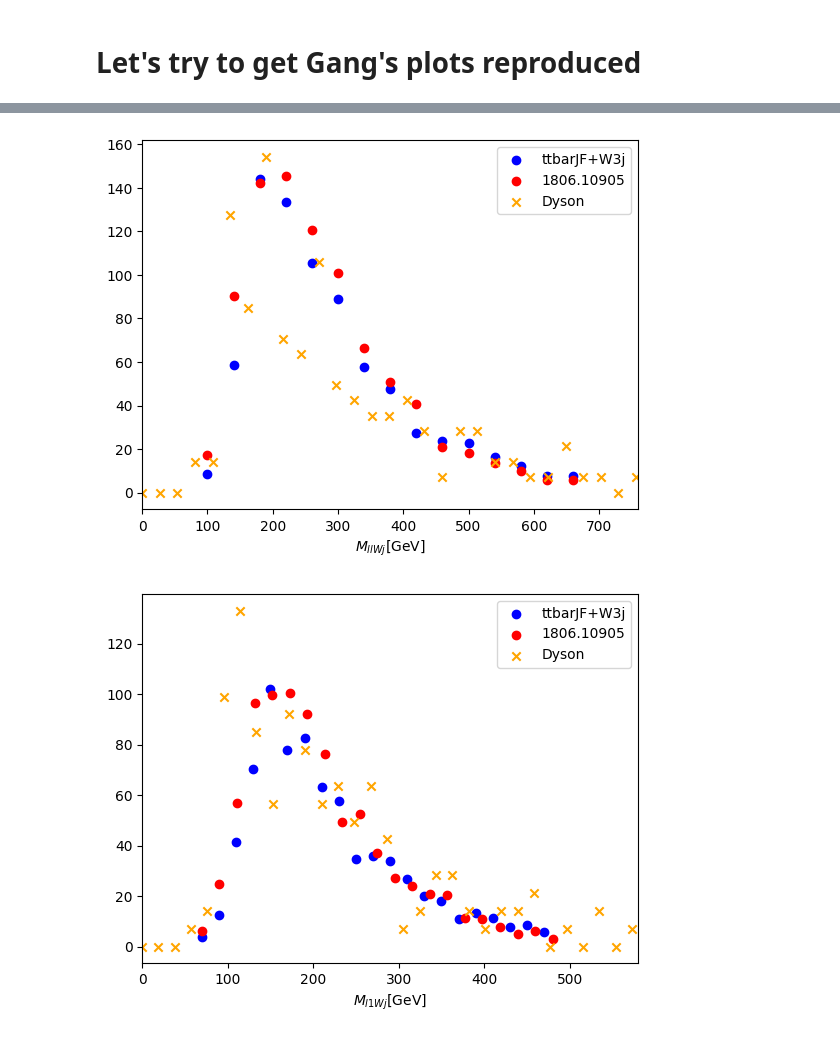
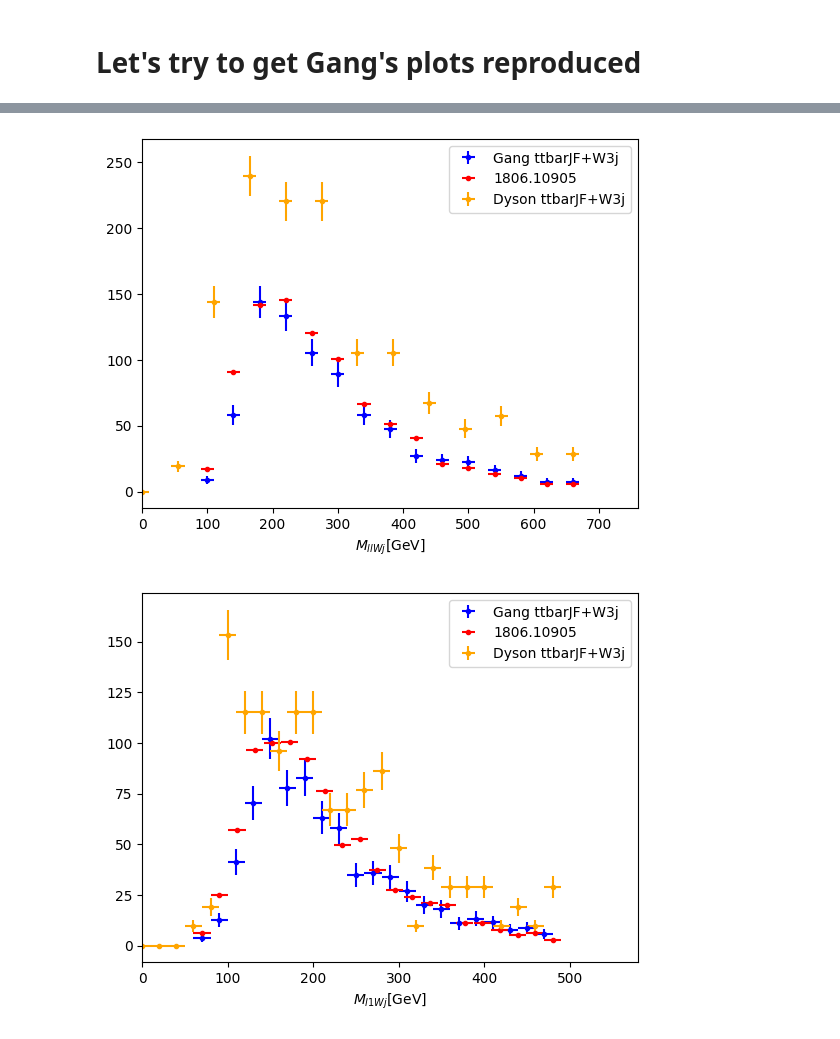
Before and after one commit to dysontk/LFVLNV, a Jupyter notebook: AnalysisAndSuch/Histos.ipynb, the cells around one changed output, grey strips where cells are left out. Cells and saved outputs as stored; diff of their text form; code cells hidden in the pictures.

```diff
--- a/AnalysisAndSuch/Histos.ipynb
+++ b/AnalysisAndSuch/Histos.ipynb
@@ -57,6 +57,13 @@ def JF_plot(datasDict,eff_path_dict):
 def file_path_formatting(inDir, tag, dtp, is_dib):
     # print(dtp)
     return inDir + tag + ('jj' if is_dib else '') + dtp+ ('_ee' if not is_dib else '')+ '.dat'
+
+def my_scaling(eventType):
+    eff_dict = {'ttbar': {'sigma': 63.83, 'events': (204_320, 1)},
+                'W3j': {'sigma': 380.8, 'events': (209_675, 147)},
+                'WZ2j': {'sigma': 24.61, 'events': (212_215, 225)},
+                'ZZ2j': {'sigma': 33.19, 'events': (213_388, 131)}}
+    return 35.9 * eff_dict[eventType]['sigma'] * eff_dict[eventType]['events'][1]/eff_dict[eventType]['events'][0]
 # %%
 path_to_Gang = '/Users/dysonk/Work/Gang_analysis/'
 gang_diboson_path = 'prompt_NR_highSR1/'
@@ -110,10 +119,14 @@ my_FileTags = {'ll': 'Mass_2jW2l',
                'l1': 'Mass_2jW1l0',
                'l2': 'Mass_2jW1l1'}
 
-my_scale_factor = {'ZZ2j': 301.185e-2,
-                 'WZ2j': 215.361e-2,
-                 'ttbar': 82.2581/2,
-                 'W3j': 707.111e-2}
+my_scale_factor = {'ZZ2j': 1,
+                 'WZ2j': 1,
+                 'ttbar': 1,
+                 'W3j': 1}
+# my_scale_factor = {'ZZ2j': 301.185e-2,
+#                  'WZ2j': 215.361e-2,
+#                  'ttbar': 82.2581/2,
+#                  'W3j': 707.111e-2}
 for dg in GangdatGroups:
     init_dir = path_to_Gang+gang_paths[dg]
 
@@ -129,12 +142,12 @@ for dg in GangdatGroups:
         theseMasses = to_plot(datas, efficiencies, dg)
         Mass_range = get_data(GangFileNames[GangdatGroups[dg][0]], importantColumn=0)
         axes.set_xlabel(plotTitles[htyp]+'[GeV]')
-        axes.scatter(Mass_range, theseMasses, label = plot_lc[dg]['label'], color=plot_lc[dg]['color'])
+        axes.errorbar(Mass_range, theseMasses, xerr=10, yerr=(theseMasses)**(1/2), label = 'Gang '+plot_lc[dg]['label'], color=plot_lc[dg]['color'], fmt='.')
 
 
         CMS_to_plot = get_data(init_dir+CMSFileTags[htyp]+'3.dat') - get_data(init_dir+CMSFileTags[htyp]+'1.dat')
-        axes.scatter(CMS_linspaces[htyp], CMS_to_plot, label='1806.10905', color=plot_lc[dg]['CMScolor'])
-
+        # axes.scatter(CMS_linspaces[htyp], CMS_to_plot, label='1806.10905', color=plot_lc[dg]['CMScolor'])
+        axes.errorbar(CMS_linspaces[htyp], CMS_to_plot, xerr = 10, label='1806.10905', color=plot_lc[dg]['CMScolor'], fmt='.')
         myData = {}
         my_y = np.zeros(50)
         myDataPlot = 0
@@ -142,9 +155,11 @@ for dg in GangdatGroups:
             myData.update({dt:combineHistos.get_data(dt, my_FileTags[htyp], my_start_dir)})
         # print(myData[0]['bounds'])
             my_y = np.linspace(myData[dt]['bounds'][0], myData[dt]['bounds'][1], len(myData[dt]['data']))
-            myDataPlot = my_scale_factor[dt] * myData[dt]['data'] if type(myDataPlot)==int else myDataPlot + my_scale_factor[dt] * myData[dt]['data']
+            # (1.3*2.3 if dg=='diboson' else 0.625) *
+            myDataPlot = my_scaling(dt) * myData[dt]['data'] if type(myDataPlot)==int else myDataPlot + my_scaling(dt) * myData[dt]['data']
             print(myDataPlot)
-        plt.scatter(my_y, myDataPlot, label='Dyson', color = 'orange', marker='x')
+        # if dg == 'diboson':
+        plt.errorbar(my_y,  myDataPlot, xerr=10, yerr=(myDataPlot)**(1/2), label=f'Dyson {plot_lc[dg]['label']}', color = 'orange', fmt='.')
 
         axes.set_xlim(0, CMS_linspaces[htyp][-1]+100)
         axes.legend()
@@ -172,2 +187,2 @@ for dg in GangdatGroups:
-[figure, old version]
+[figure, new version]
-[figure, old version]
+[figure, new version]
```
Also changed, not shown: parts of 6 cells of this notebook, 1 other file.
